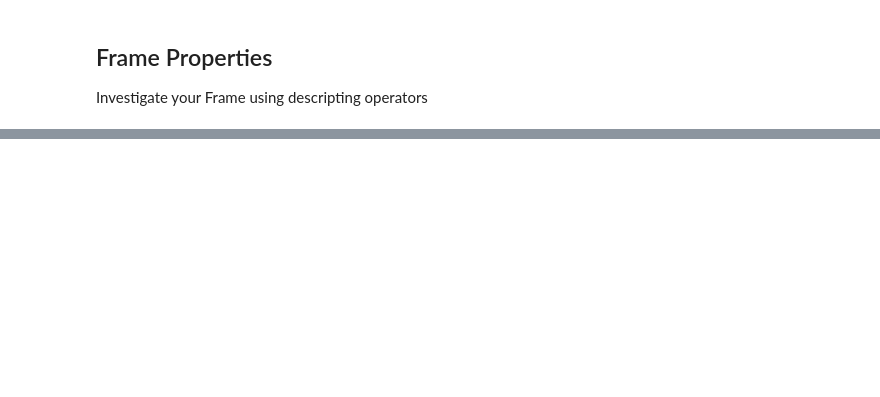
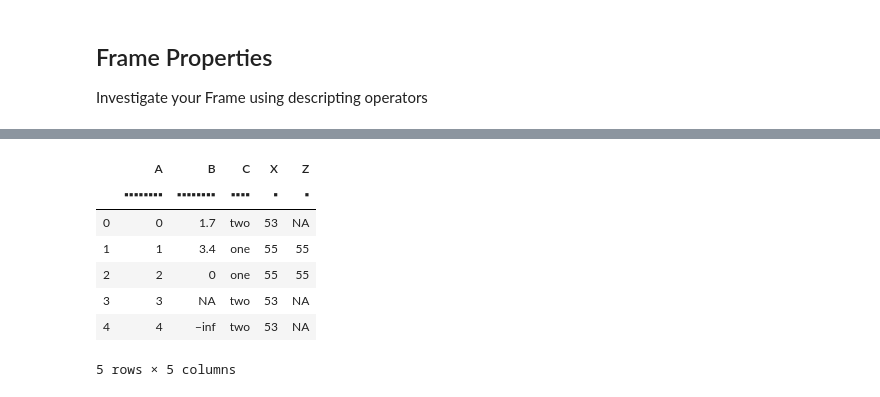
Before and after one commit to h2oai/datatable, a Jupyter notebook: docs/tutorial.ipynb, the cells around one changed output, grey strips where cells are left out. Cells and saved outputs as stored; diff of their text form; code cells hidden in the pictures; blank space fills up the shorter version.

```diff
--- a/docs/tutorial.ipynb
+++ b/docs/tutorial.ipynb
@@ -131,0 +257,12 @@ In short, almost all operations with a Frame can be expressed as
+# %%
+DT[1:3,["X","Z"]] = 55  # update existing and create new column with new value
+DT
+# %% [output]
+|  | A | B | C | X | Z |
+|  | ▪▪▪▪▪▪▪▪ | ▪▪▪▪▪▪▪▪ | ▪▪▪▪ | ▪ | ▪ |
+| 0 | 0 | 1.7 | two | 53 | NA |
+| 1 | 1 | 3.4 | one | 55 | 55 |
+| 2 | 2 | 0 | one | 55 | 55 |
+| 3 | 3 | NA | two | 53 | NA |
+| 4 | 4 | −inf | two | 53 | NA |
+5 rows × 5 columns
```
Also changed, not shown: parts of 57 cells of this notebook, 5 other files.
